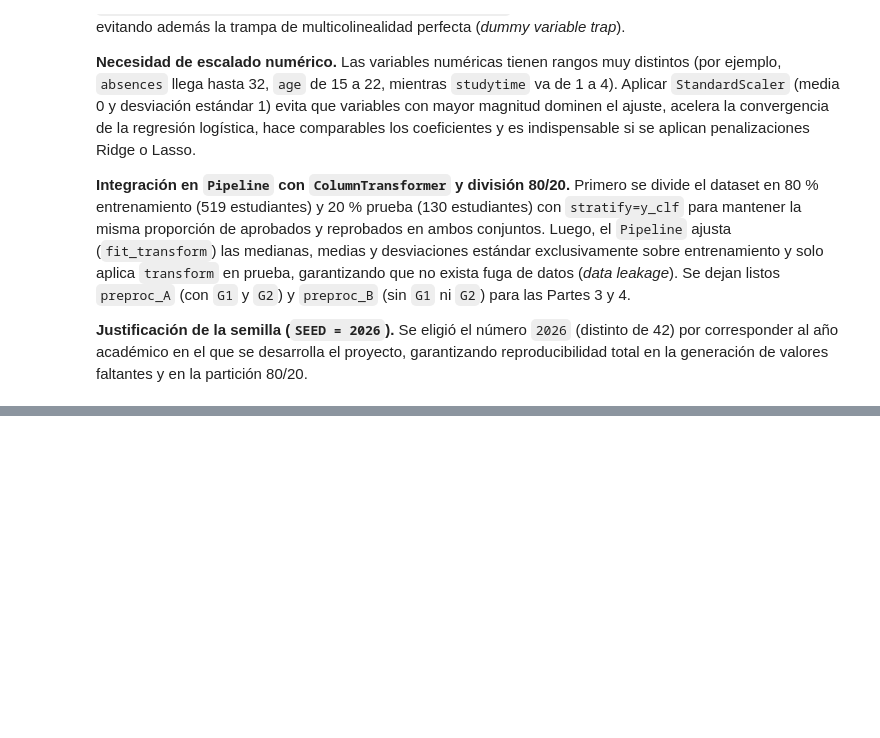
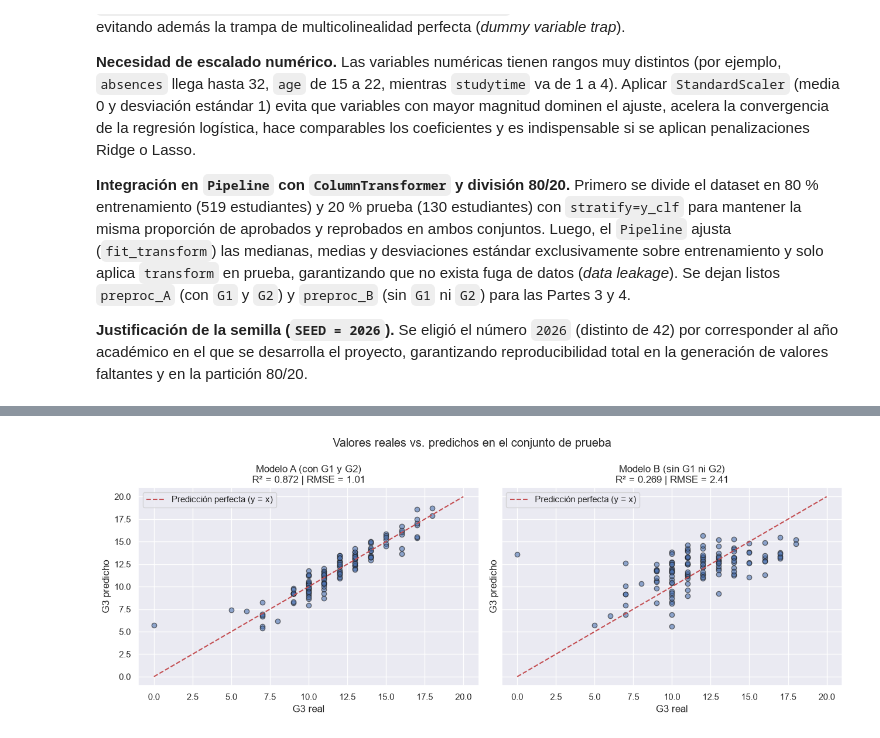
Before and after one commit to ugsaulzc/riesgo-academico-regresion-clasificacion, a Jupyter notebook: GRUPO_B-PROYECTO_1ER_PARCIAL_PARTE_EDA.ipynb, the cells around one changed output, grey strips where cells are left out. Cells and saved outputs as stored; diff of their text form; code cells hidden in the pictures; blank space fills up the shorter version.

```diff
--- a/GRUPO_B-PROYECTO_1ER_PARCIAL_PARTE_EDA.ipynb
+++ b/GRUPO_B-PROYECTO_1ER_PARCIAL_PARTE_EDA.ipynb
@@ -501,0 +639,18 @@ Nulos en X_test_B_proc:  0
+# %%
+# 3.2 Gráfico: valores reales vs. predichos (prueba) para A y B
+fig, axes = plt.subplots(1, 2, figsize=(13, 5), sharex=True, sharey=True)
+for ax, y_pred, titulo in zip(axes, [y_pred_A, y_pred_B],
+                              ["Modelo A (con G1 y G2)", "Modelo B (sin G1 ni G2)"]):
+    ax.scatter(y_test_reg, y_pred, alpha=0.6, edgecolor="k")
+    ax.plot([0, 20], [0, 20], "r--", label="Predicción perfecta (y = x)")
+    r2 = r2_score(y_test_reg, y_pred)
+    rmse = np.sqrt(mean_squared_error(y_test_reg, y_pred))
+    ax.set_title(f"{titulo}\nR² = {r2:.3f} | RMSE = {rmse:.2f}")
+    ax.set_xlabel("G3 real")
+    ax.set_ylabel("G3 predicho")
+    ax.legend()
+plt.suptitle("Valores reales vs. predichos en el conjunto de prueba")
+plt.tight_layout()
+plt.show()
+# %% [output]
+[figure, added]
```
Also changed, not shown: parts of 45 cells of this notebook.
